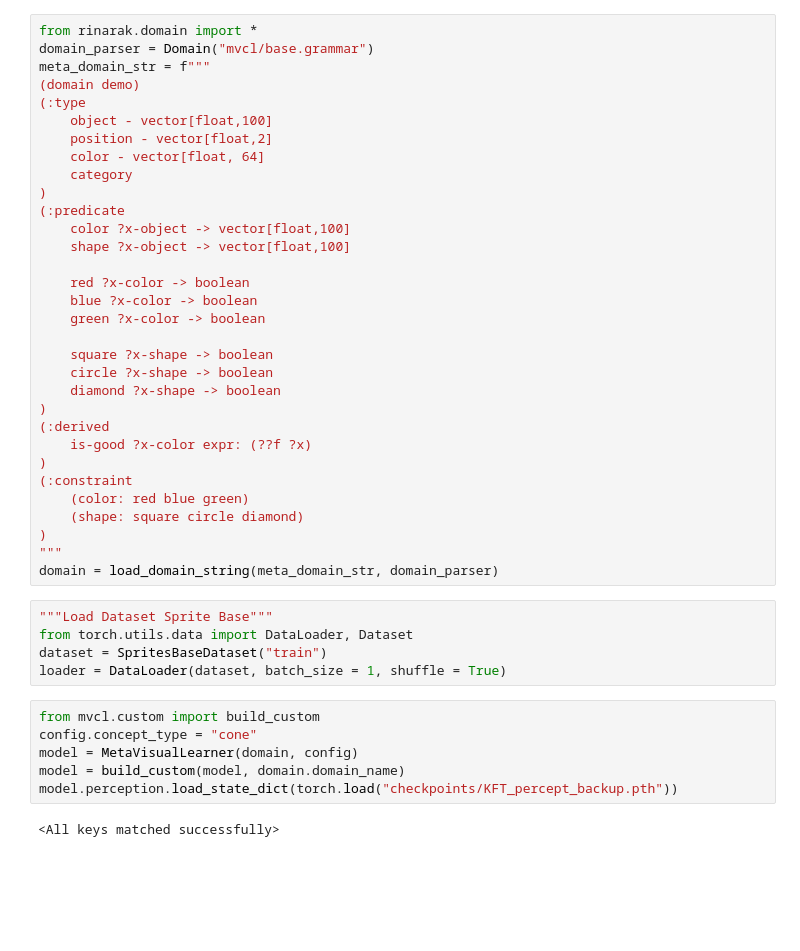
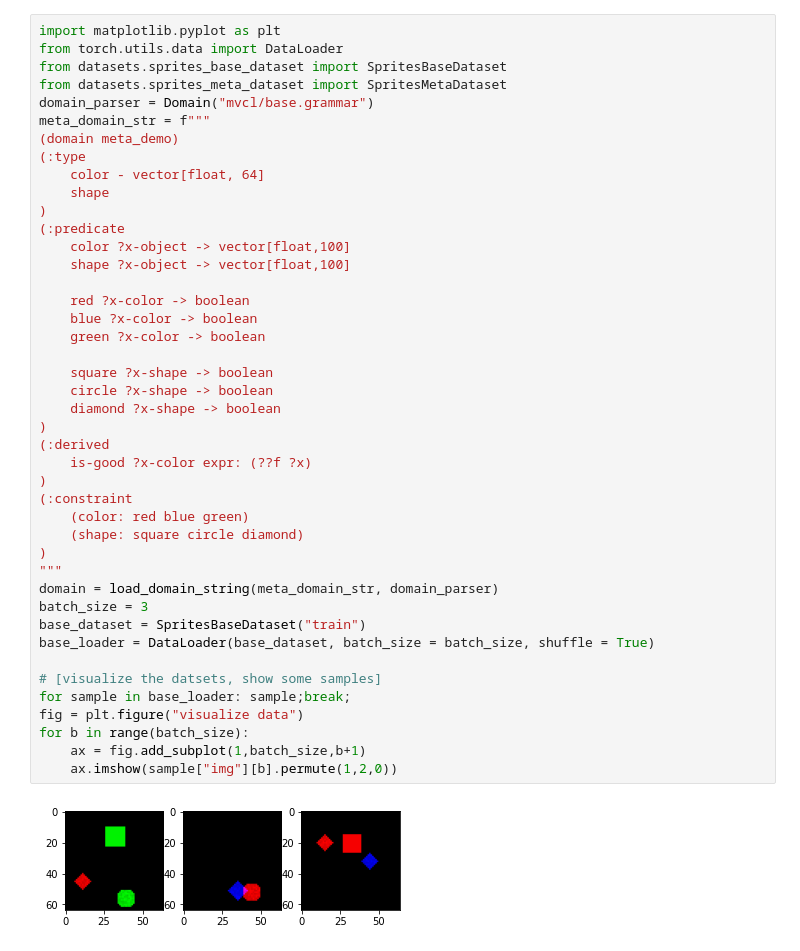
Before and after one commit to ZongjingLi/GroupNet, a Jupyter notebook: debug.ipynb, the cells around one changed output. Drawn from its saved outputs; the diff is of its cells as text; blank space fills up the shorter version.

```diff
--- a/debug.ipynb
+++ b/debug.ipynb
@@ -14,45 +14,45 @@ from rinarak.program import Program
 # %%
-from rinarak.domain import *
+import matplotlib.pyplot as plt
+from torch.utils.data import DataLoader
+from datasets.sprites_base_dataset import SpritesBaseDataset
+from datasets.sprites_meta_dataset import SpritesMetaDataset
 domain_parser = Domain("mvcl/base.grammar")
 meta_domain_str = f"""
-(domain demo)
+(domain meta_demo)
 (:type
-    object - vector[float,100]
-    position - vector[float,2]
     color - vector[float, 64]
-    category
+    shape
 )
 (:predicate
     color ?x-object -> vector[float,100]
     shape ?x-object -> vector[float,100]
 
     red ?x-color -> boolean
     blue ?x-color -> boolean
     green ?x-color -> boolean
 
     square ?x-shape -> boolean
     circle ?x-shape -> boolean
     diamond ?x-shape -> boolean
 )
 (:derived
     is-good ?x-color expr: (??f ?x)
 )
 (:constraint
     (color: red blue green)
     (shape: square circle diamond)
 )
 """
 domain = load_domain_string(meta_domain_str, domain_parser)
+batch_size = 3
+base_dataset = SpritesBaseDataset("train")
+base_loader = DataLoader(base_dataset, batch_size = batch_size, shuffle = True)
+
+# [visualize the datsets, show some samples]
+for sample in base_loader: sample;break;
+fig = plt.figure("visualize data")
+for b in range(batch_size):
+    ax = fig.add_subplot(1,batch_size,b+1)
+    ax.imshow(sample["img"][b].permute(1,2,0))
+# %% [output]
+[figure, added]
-# %%
-"""Load Dataset Sprite Base"""
-from torch.utils.data import DataLoader, Dataset
-dataset = SpritesBaseDataset("train")
-loader = DataLoader(dataset, batch_size = 1, shuffle = True)
-# %%
-from mvcl.custom import build_custom
-config.concept_type = "cone"
-model = MetaVisualLearner(domain, config)
-model = build_custom(model, domain.domain_name)
-model.perception.load_state_dict(torch.load("checkpoints/KFT_percept_backup.pth"))
-# %% [output]
-<All keys matched successfully>
```
Also changed, not shown: parts of 19 cells of this notebook, 8 other files.
